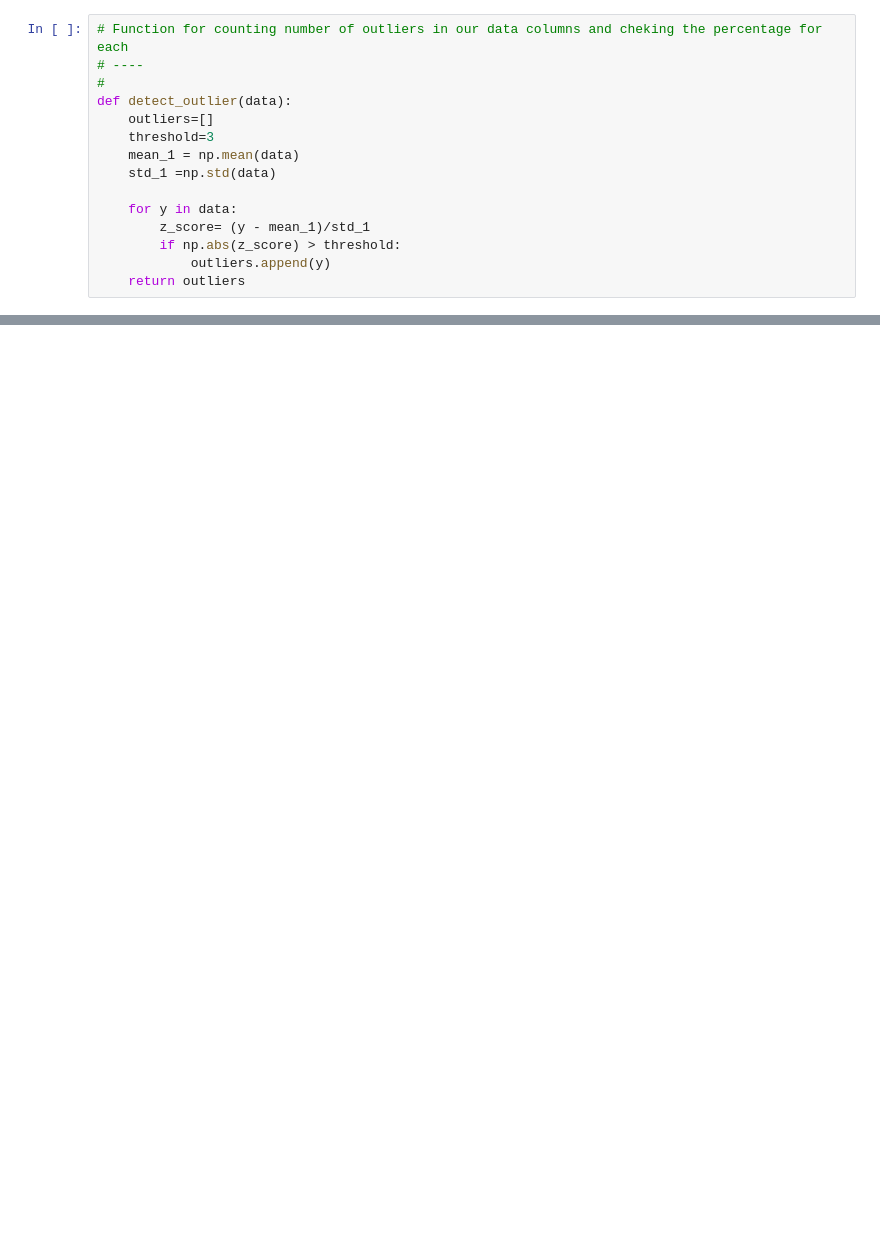
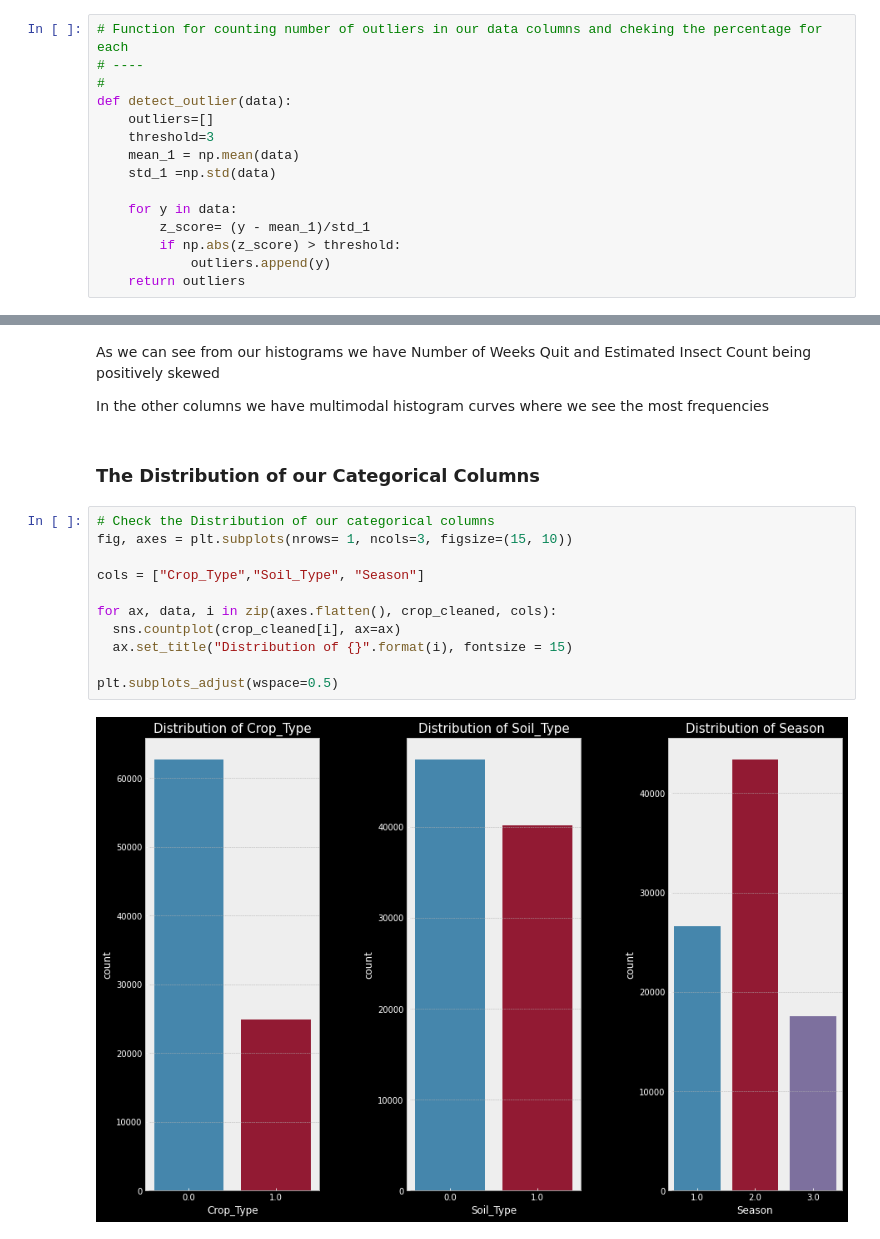
Before and after one commit to Kubania/Crop-Yield-Outcome-Production, a Jupyter notebook: Group_3_Crop_Yield_Predictor.ipynb, the cells around one changed output, grey strips where cells are left out. Saved outputs shown, nothing was run; the diff lists cells and outputs as text; blank space fills up the shorter version.

```diff
--- a/Group_3_Crop_Yield_Predictor.ipynb
+++ b/Group_3_Crop_Yield_Predictor.ipynb
@@ -256,0 +324,19 @@ Crop_Damage has 2313 outliers in total, which is 2.6% of data
+# %% [markdown]
+As we can see from our histograms we have Number of Weeks Quit and Estimated Insect Count being positively skewed
+
+In the other columns we have multimodal histogram curves where we see the most frequencies
+# %% [markdown]
+### The Distribution of our Categorical Columns
+# %%
+# Check the Distribution of our categorical columns
+fig, axes = plt.subplots(nrows= 1, ncols=3, figsize=(15, 10))
+
+cols = ["Crop_Type","Soil_Type", "Season"]
+
+for ax, data, i in zip(axes.flatten(), crop_cleaned, cols):
+  sns.countplot(crop_cleaned[i], ax=ax)
+  ax.set_title("Distribution of {}".format(i), fontsize = 15)
+
+plt.subplots_adjust(wspace=0.5)
+# %% [output]
+[figure, added]
```
Also changed, not shown: parts of 117 cells of this notebook.
